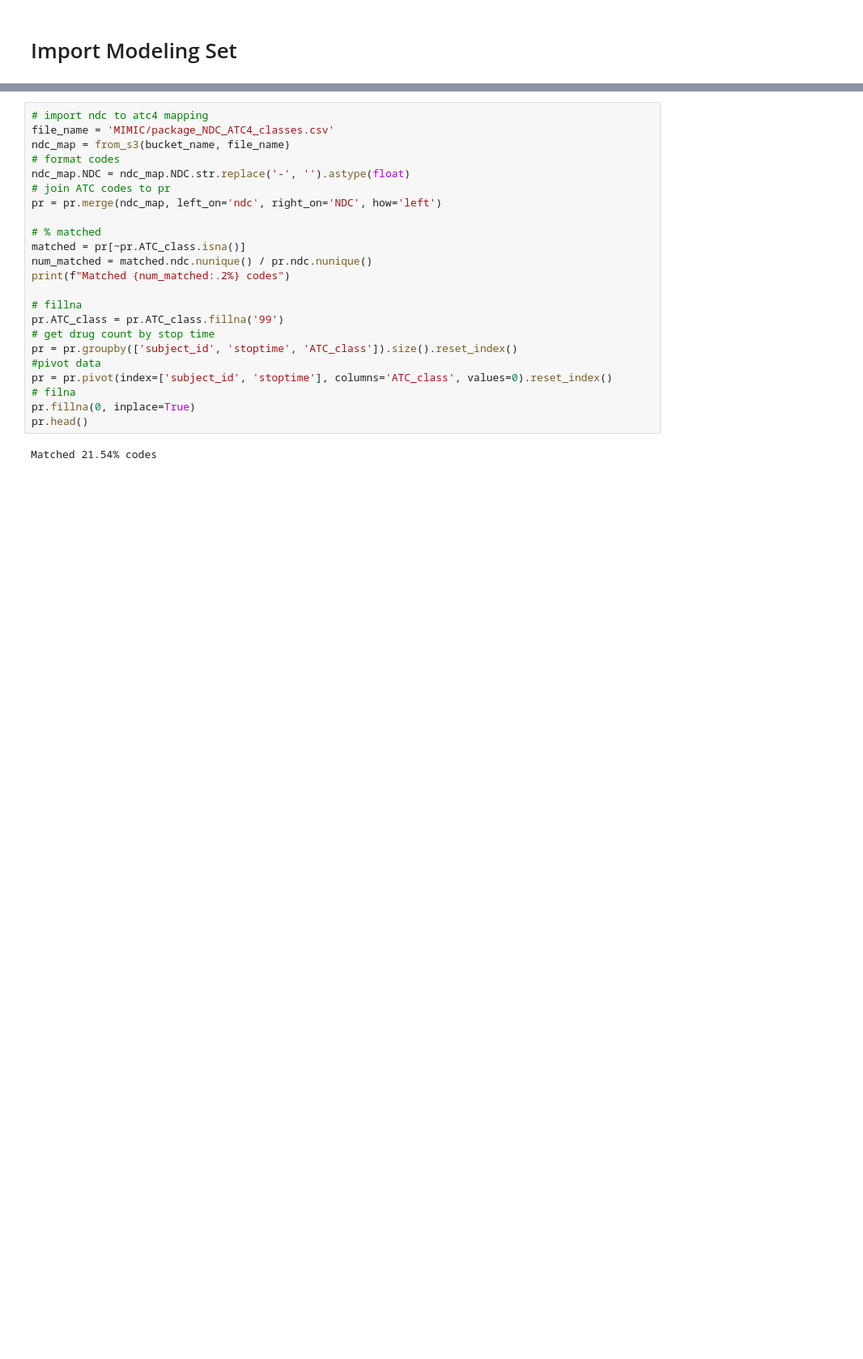
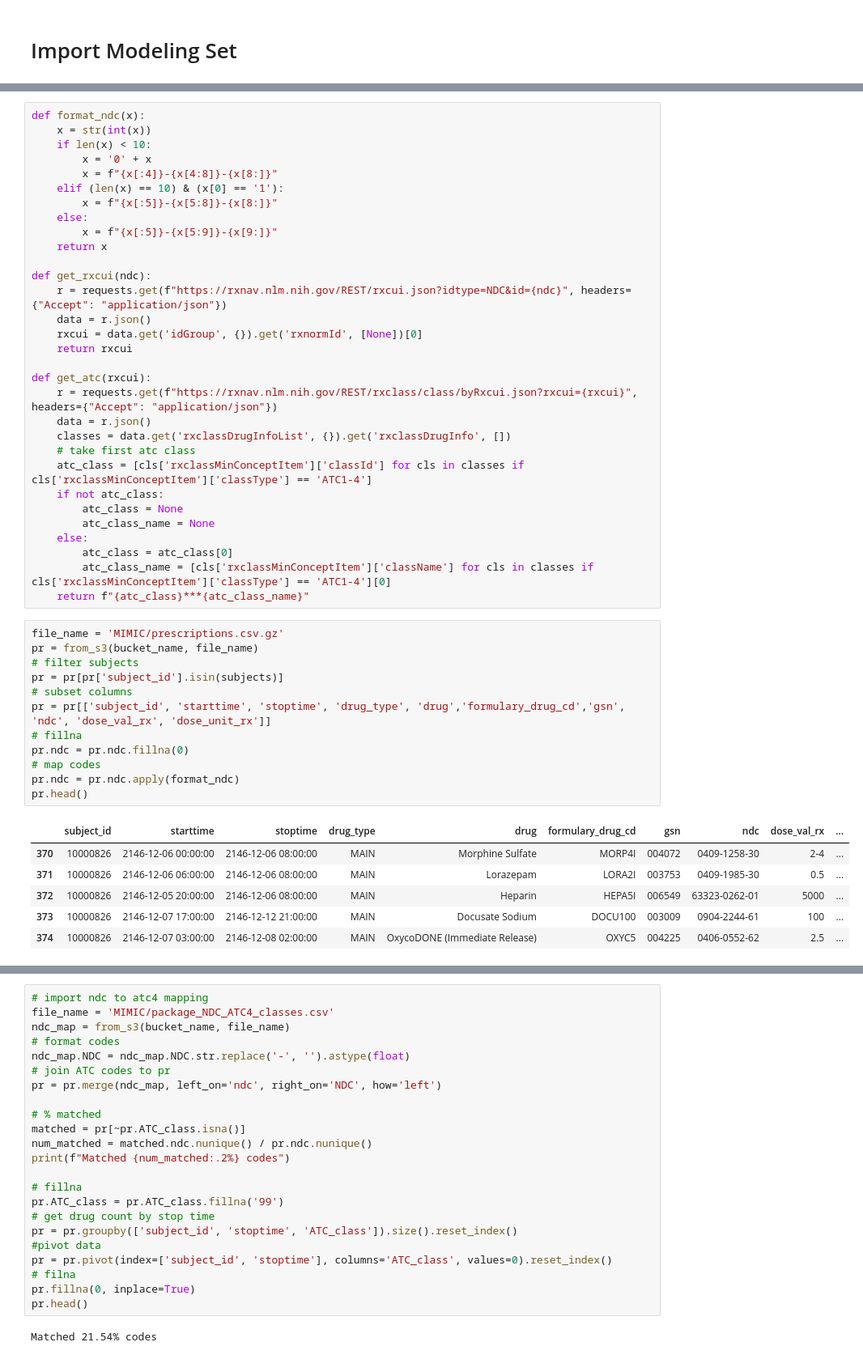
Before and after one commit to Jas-Dinh/resist.ai, a Jupyter notebook: Feature Engineering/mimic_feat_eng_diag_pr.ipynb, the cells around one changed output, grey strips where cells are left out. Shown at 81% size. Drawn from its saved outputs; the diff is of its cells as text; blank space fills up the shorter version.

```diff
--- a/Feature Engineering/mimic_feat_eng_diag_pr.ipynb
+++ b/Feature Engineering/mimic_feat_eng_diag_pr.ipynb
@@ -106,0 +52,50 @@ diag_pivot.head()
+# %%
+def format_ndc(x):
+    x = str(int(x))
+    if len(x) < 10:
+        x = '0' + x
+        x = f"{x[:4]}-{x[4:8]}-{x[8:]}"
+    elif (len(x) == 10) & (x[0] == '1'):
+        x = f"{x[:5]}-{x[5:8]}-{x[8:]}"
+    else:
+        x = f"{x[:5]}-{x[5:9]}-{x[9:]}"
+    return x
+
+def get_rxcui(ndc):
+    r = requests.get(f"https://rxnav.nlm.nih.gov/REST/rxcui.json?idtype=NDC&id={ndc}", headers={"Accept": "application/json"})
+    data = r.json()
+    rxcui = data.get('idGroup', {}).get('rxnormId', [None])[0]
+    return rxcui
+
+def get_atc(rxcui):
+    r = requests.get(f"https://rxnav.nlm.nih.gov/REST/rxclass/class/byRxcui.json?rxcui={rxcui}", headers={"Accept": "application/json"})
+    data = r.json()
+    classes = data.get('rxclassDrugInfoList', {}).get('rxclassDrugInfo', [])
+    # take first atc class
+    atc_class = [cls['rxclassMinConceptItem']['classId'] for cls in classes if cls['rxclassMinConceptItem']['classType'] == 'ATC1-4']
+    if not atc_class:
+        atc_class = None
+        atc_class_name = None
+    else:
+        atc_class = atc_class[0]
+        atc_class_name = [cls['rxclassMinConceptItem']['className'] for cls in classes if cls['rxclassMinConceptItem']['classType'] == 'ATC1-4'][0]
+    return f"{atc_class}***{atc_class_name}"
+# %%
+file_name = 'MIMIC/prescriptions.csv.gz'
+pr = from_s3(bucket_name, file_name)
+# filter subjects
+pr = pr[pr['subject_id'].isin(subjects)]
+# subset columns
+pr = pr[['subject_id', 'starttime', 'stoptime', 'drug_type', 'drug','formulary_drug_cd','gsn', 'ndc', 'dose_val_rx', 'dose_unit_rx']]
+# fillna
+pr.ndc = pr.ndc.fillna(0)
+# map codes
+pr.ndc = pr.ndc.apply(format_ndc)
+pr.head()
+# %% [output]
+|  | subject_id | starttime | stoptime | drug_type | drug | formulary_drug_cd | gsn | ndc | dose_val_rx | ... |
+| 370 | 10000826 | 2146-12-06 00:00:00 | 2146-12-06 08:00:00 | MAIN | Morphine Sulfate | MORP4I | 004072 | 0409-1258-30 | 2-4 | ... |
+| 371 | 10000826 | 2146-12-06 06:00:00 | 2146-12-06 08:00:00 | MAIN | Lorazepam | LORA2I | 003753 | 0409-1985-30 | 0.5 | ... |
+| 372 | 10000826 | 2146-12-05 20:00:00 | 2146-12-06 08:00:00 | MAIN | Heparin | HEPA5I | 006549 | 63323-0262-01 | 5000 | ... |
+| 373 | 10000826 | 2146-12-07 17:00:00 | 2146-12-12 21:00:00 | MAIN | Docusate Sodium | DOCU100 | 003009 | 0904-2244-61 | 100 | ... |
+| 374 | 10000826 | 2146-12-07 03:00:00 | 2146-12-08 02:00:00 | MAIN | OxycoDONE (Immediate Release) | OXYC5 | 004225 | 0406-0552-62 | 2.5 | ... |
```
Also changed, not shown: parts of 26 cells of this notebook, 3 other files.
